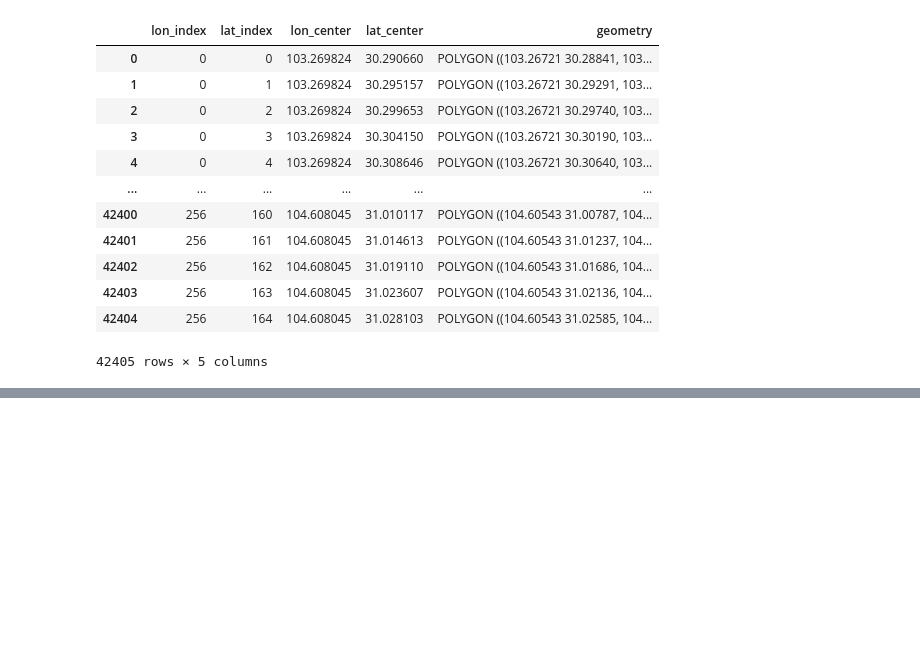
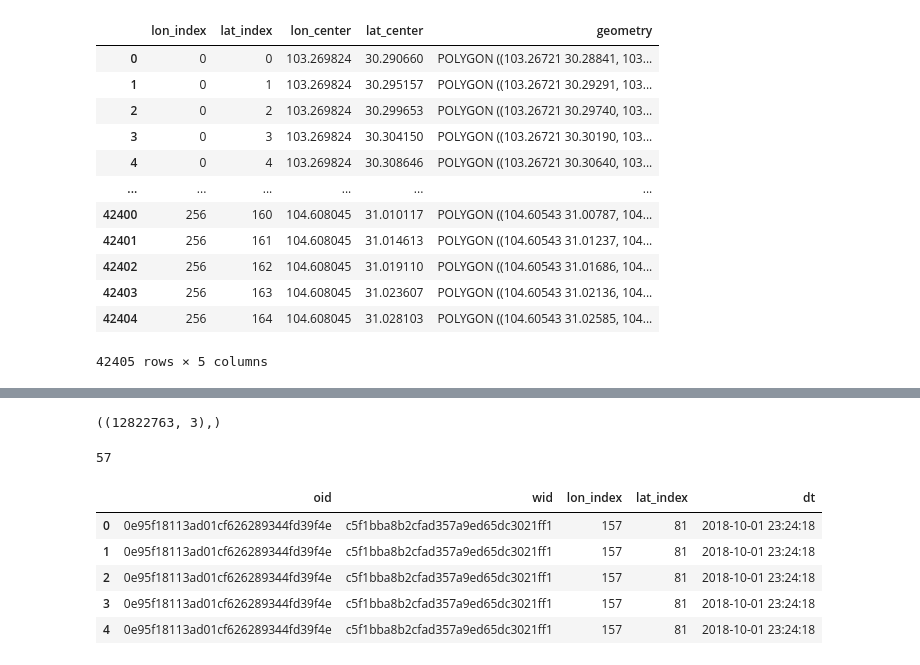
Before and after one commit to DURUII/Gaia-Explorer, a Jupyter notebook: main.ipynb, the cells around one changed output, grey strips where cells are left out. Saved outputs shown, nothing was run; the diff lists cells and outputs as text; code cells hidden in the pictures; blank space fills up the shorter version.

```diff
--- a/main.ipynb
+++ b/main.ipynb
@@ -247,0 +252,34 @@ qPro：质量达标（停留秒数大于阈值）天数除以有记录天数，
+# %%
+dd.compute(ddf.shape)
+# %% [output]
+((12822763, 3),)
+# %%
+len(peek.iloc[0,2][1:-1].split(','))
+# %% [output]
+57
+# %%
+def expand_traj(df):
+    rows_list = []
+    for index, row in df.iterrows():
+        traj_data = row['traj'][1:-1].split(',')
+        for point in traj_data:
+            lon, lat, timestamp = i.strip().split(' ')
+            lon, lat = map(float, (lon, lat))
+            lon_index = int((lon - (min_lon - delta_lon / 2)) / delta_lon)
+            lat_index = int((lat - (min_lat - delta_lat / 2)) / delta_lat)
+            dt = unix_to_datetime(timestamp)
+            rows_list.append({'oid': row['oid'], 'wid': row['wid'],
+                                              'lon_index': lon_index, 'lat_index': lat_index,
+                                              'dt': dt})
+    return pd.DataFrame(rows_list)
+
+expanded_ddf = ddf.map_partitions(
+    expand_traj)
+expanded_ddf.head()
+# %% [output]
+|  | oid | wid | lon_index | lat_index | dt |
+| 0 | 0e95f18113ad01cf626289344fd39f4e | c5f1bba8b2cfad357a9ed65dc3021ff1 | 157 | 81 | 2018-10-01 23:24:18 |
+| 1 | 0e95f18113ad01cf626289344fd39f4e | c5f1bba8b2cfad357a9ed65dc3021ff1 | 157 | 81 | 2018-10-01 23:24:18 |
+| 2 | 0e95f18113ad01cf626289344fd39f4e | c5f1bba8b2cfad357a9ed65dc3021ff1 | 157 | 81 | 2018-10-01 23:24:18 |
+| 3 | 0e95f18113ad01cf626289344fd39f4e | c5f1bba8b2cfad357a9ed65dc3021ff1 | 157 | 81 | 2018-10-01 23:24:18 |
+| 4 | 0e95f18113ad01cf626289344fd39f4e | c5f1bba8b2cfad357a9ed65dc3021ff1 | 157 | 81 | 2018-10-01 23:24:18 |
```
Also changed, not shown: parts of 4 cells of this notebook.
